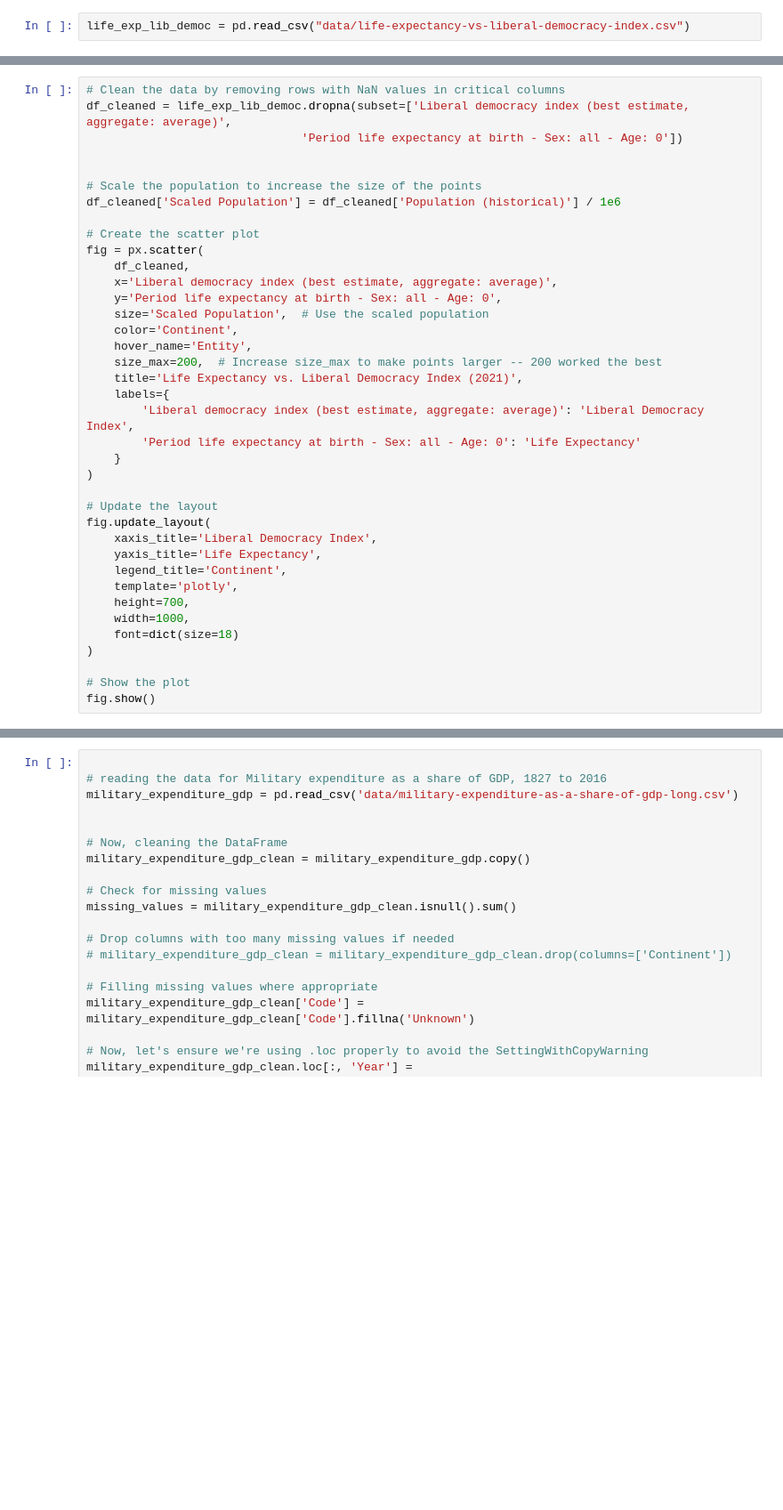
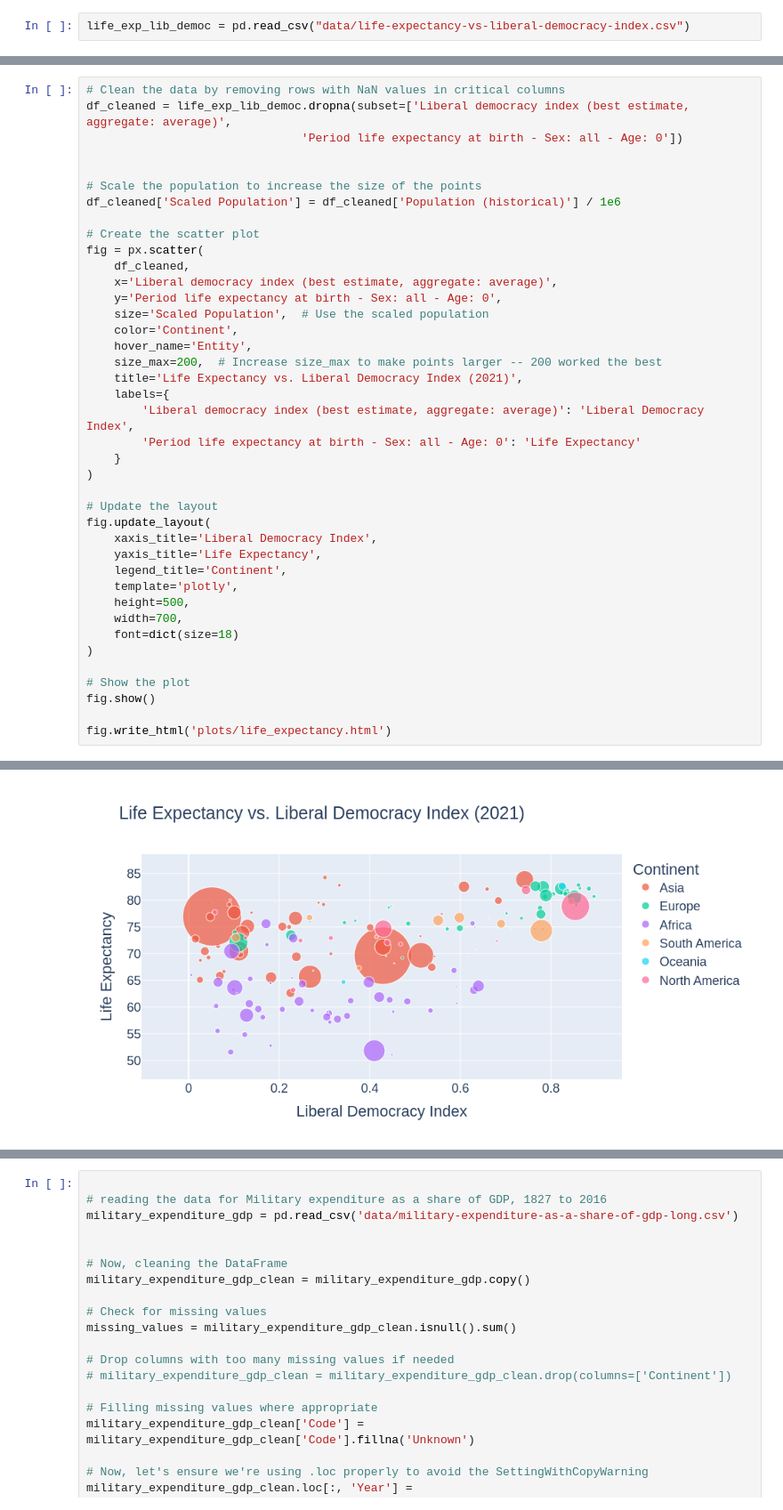
Before and after one commit to tkBischoff/DataVizDemocracy, a Jupyter notebook: zabi.ipynb, the cells around one changed output, grey strips where cells are left out. Shown at 89% size. Cells and saved outputs as stored; diff of their text form; blank space fills up the shorter version.

```diff
--- a/zabi.ipynb
+++ b/zabi.ipynb
@@ -84,10 +40,13 @@ fig.update_layout(
     yaxis_title='Life Expectancy',
     legend_title='Continent',
     template='plotly',
-    height=700,
-    width=1000,
+    height=500,
+    width=700,
     font=dict(size=18)
 )
 
 # Show the plot
 fig.show()
+
+fig.write_html('plots/life_expectancy.html')
+# %% [output]
@@ -94,3 +57,4 @@ fig.show()
+[figure, added]
 # %%
 # loading the dataset
 gov_efec_lib_dem = pd.read_csv("data/govt-effectiveness-vs-liberal-democracy.csv")
```
Also changed, not shown: parts of 9 cells of this notebook, 9 other files.
